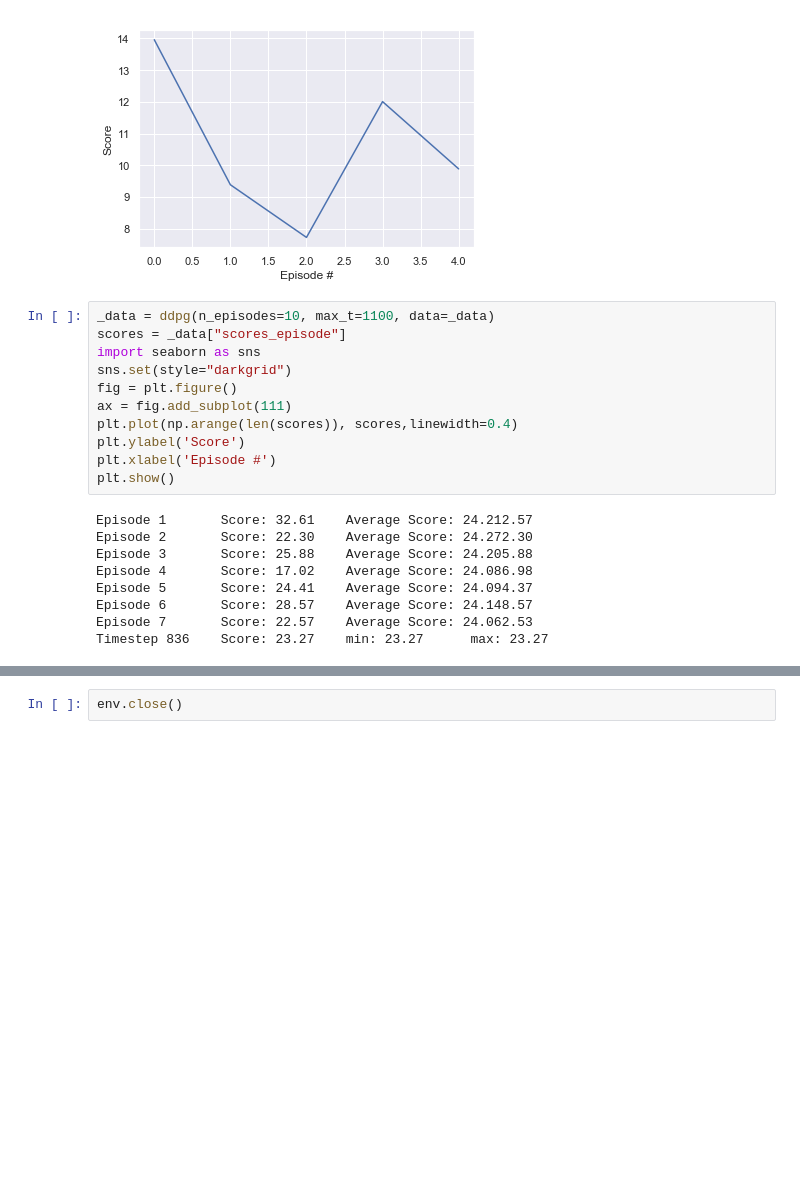
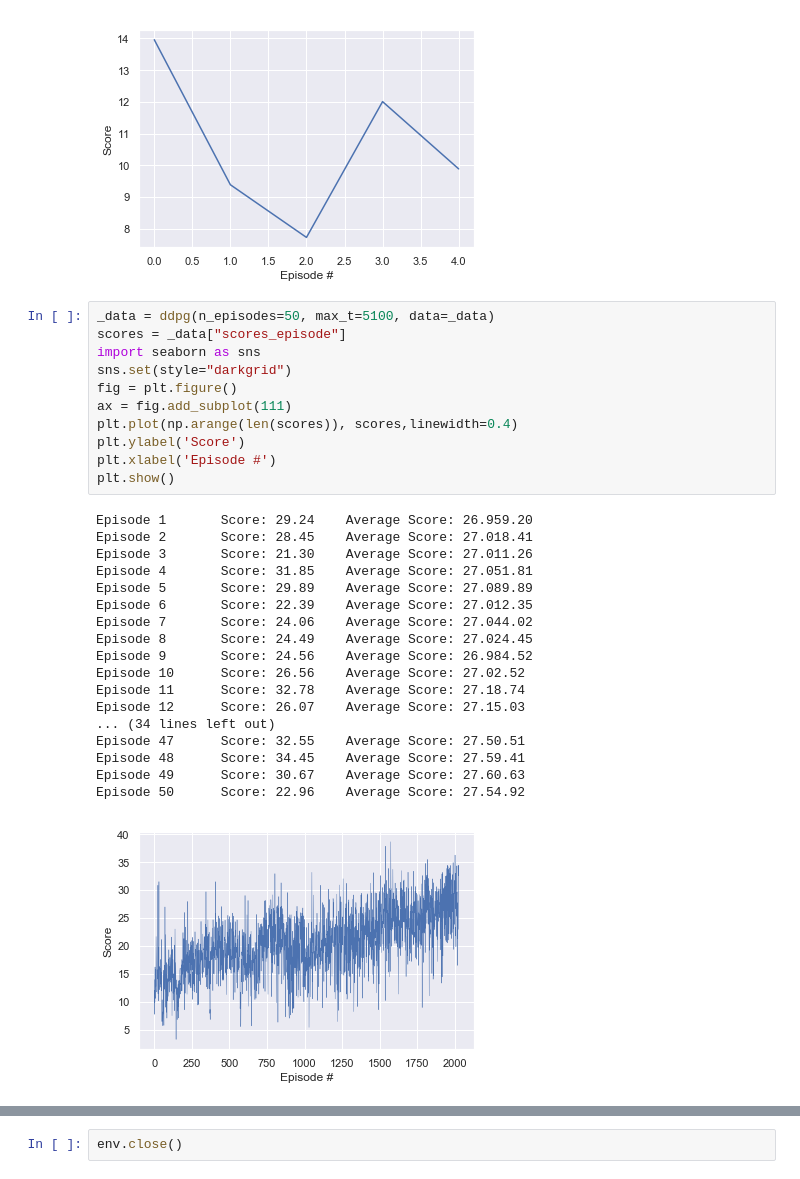
Before and after one commit to doctorcorral/DRLND-p2-continuous, a Jupyter notebook: DDPG_Continuous_Control.ipynb, the cells around one changed output, grey strips where cells are left out. Saved outputs shown, nothing was run; the diff lists cells and outputs as text; blank space fills up the shorter version.

```diff
--- a/DDPG_Continuous_Control.ipynb
+++ b/DDPG_Continuous_Control.ipynb
@@ -175,25 +175,35 @@ Episode 4       Score: 12.01    Average Score: 10.772.01
 Episode 5       Score: 9.89     Average Score: 10.6089
 [figure]
 # %%
-_data = ddpg(n_episodes=10, max_t=1100, data=_data)
+_data = ddpg(n_episodes=50, max_t=5100, data=_data)
 scores = _data["scores_episode"]
 import seaborn as sns
 sns.set(style="darkgrid")
 fig = plt.figure()
 ax = fig.add_subplot(111)
 plt.plot(np.arange(len(scores)), scores,linewidth=0.4)
 plt.ylabel('Score')
 plt.xlabel('Episode #')
 plt.show()
 # %% [output]
-Episode 1       Score: 32.61    Average Score: 24.212.57
-Episode 2       Score: 22.30    Average Score: 24.272.30
-Episode 3       Score: 25.88    Average Score: 24.205.88
-Episode 4       Score: 17.02    Average Score: 24.086.98
-Episode 5       Score: 24.41    Average Score: 24.094.37
-Episode 6       Score: 28.57    Average Score: 24.148.57
-Episode 7       Score: 22.57    Average Score: 24.062.53
-Timestep 836    Score: 23.27    min: 23.27      max: 23.27
+Episode 1       Score: 29.24    Average Score: 26.959.20
+Episode 2       Score: 28.45    Average Score: 27.018.41
+Episode 3       Score: 21.30    Average Score: 27.011.26
+Episode 4       Score: 31.85    Average Score: 27.051.81
+Episode 5       Score: 29.89    Average Score: 27.089.89
+Episode 6       Score: 22.39    Average Score: 27.012.35
+Episode 7       Score: 24.06    Average Score: 27.044.02
+Episode 8       Score: 24.49    Average Score: 27.024.45
+Episode 9       Score: 24.56    Average Score: 26.984.52
+Episode 10      Score: 26.56    Average Score: 27.02.52
+Episode 11      Score: 32.78    Average Score: 27.18.74
+Episode 12      Score: 26.07    Average Score: 27.15.03
+... (34 lines left out)
+Episode 47      Score: 32.55    Average Score: 27.50.51
+Episode 48      Score: 34.45    Average Score: 27.59.41
+Episode 49      Score: 30.67    Average Score: 27.60.63
+Episode 50      Score: 22.96    Average Score: 27.54.92
+[figure, added]
 # %%
 import seaborn as sns
 sns.set(style="darkgrid")
```
Also changed, not shown: parts of 1 cell of this notebook.
